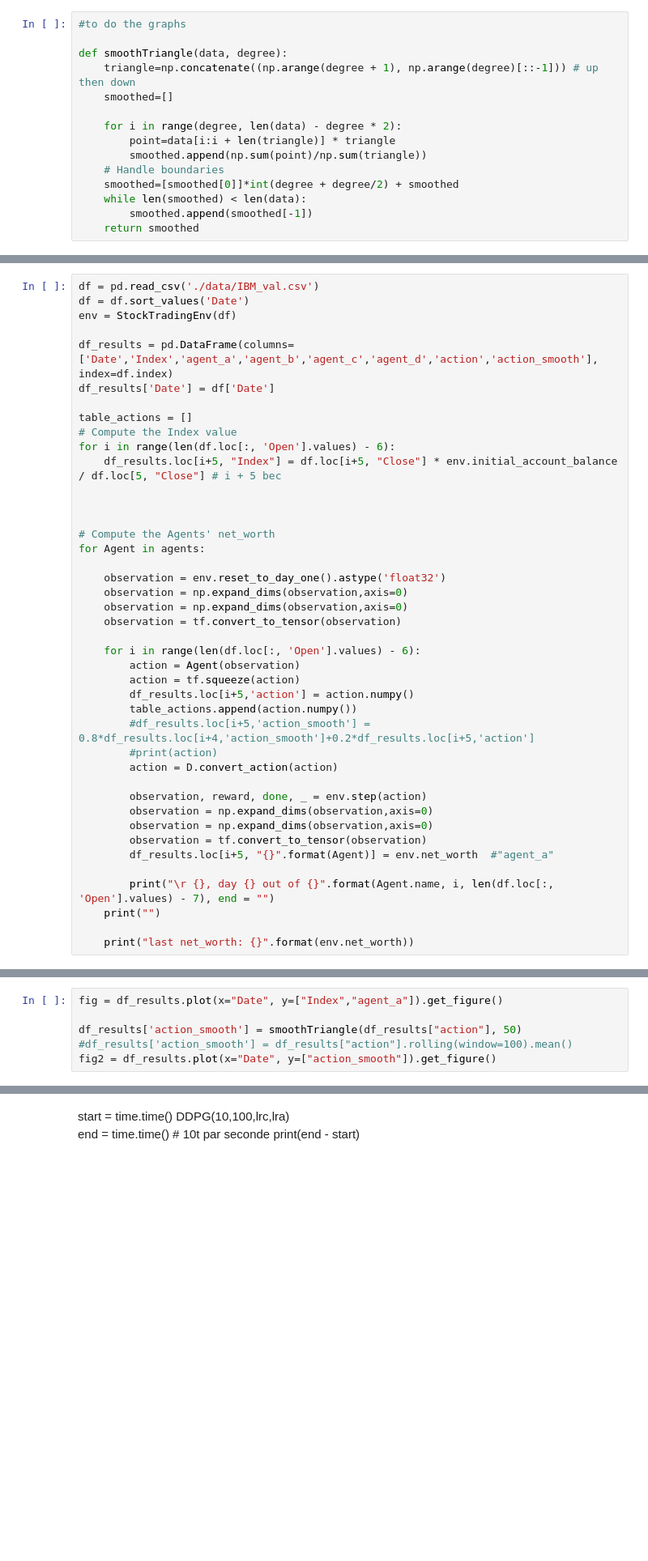
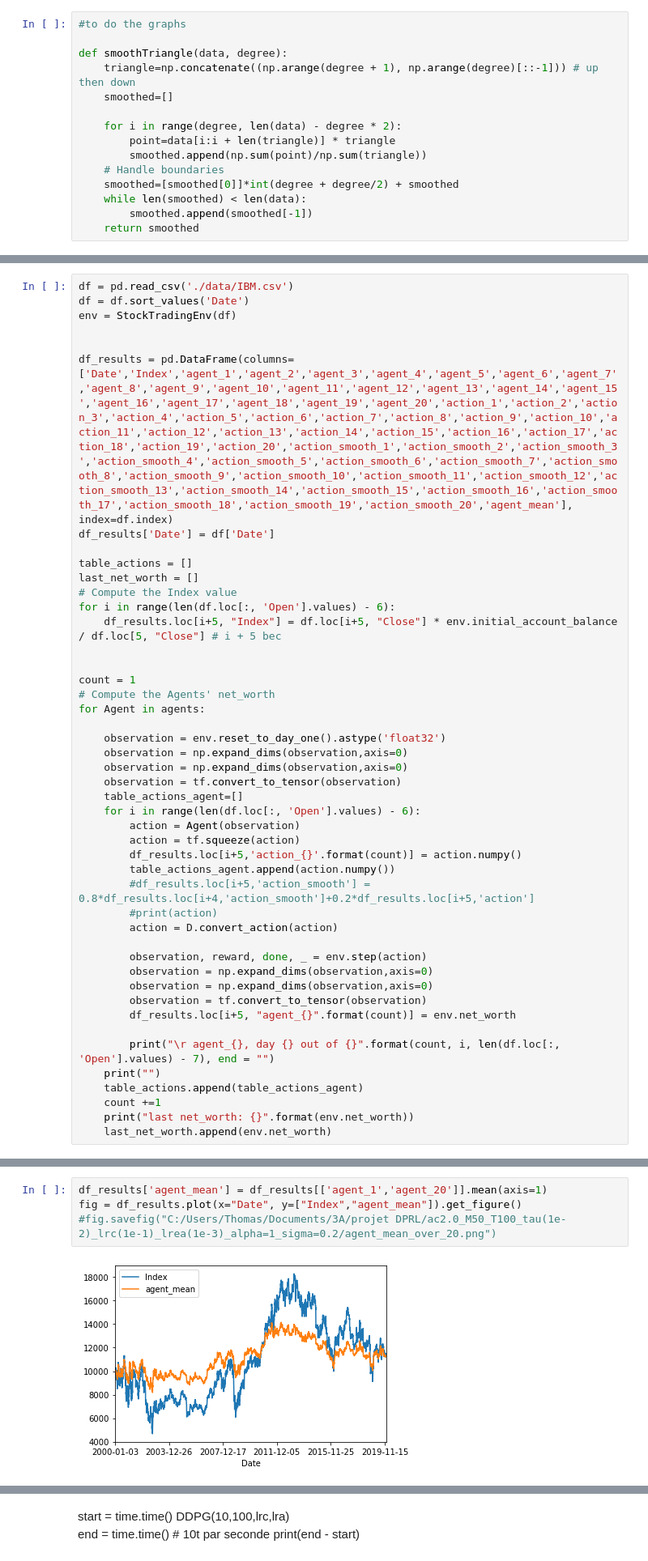
Before and after one commit to AceZz/P3A-Deep-Reinforcement-Learning, a Jupyter notebook: Stock-Trading-Environment/maintest.ipynb, the cells around one changed output, grey strips where cells are left out. Shown at 81% size. Drawn from its saved outputs; the diff is of its cells as text; blank space fills up the shorter version.

```diff
--- a/Stock-Trading-Environment/maintest.ipynb
+++ b/Stock-Trading-Environment/maintest.ipynb
@@ -243,18 +468,20 @@ plt.show()
 # %%
-df = pd.read_csv('./data/IBM_val.csv')
+df = pd.read_csv('./data/IBM.csv')
 df = df.sort_values('Date')
 env = StockTradingEnv(df)
 
-df_results = pd.DataFrame(columns=['Date','Index','agent_a','agent_b','agent_c','agent_d','action','action_smooth'], index=df.index)
+
+df_results = pd.DataFrame(columns=['Date','Index','agent_1','agent_2','agent_3','agent_4','agent_5','agent_6','agent_7','agent_8','agent_9','agent_10','agent_11','agent_12','agent_13','agent_14','agent_15','agent_16','agent_17','agent_18','agent_19','agent_20','action_1','action_2','action_3','action_4','action_5','action_6','action_7','action_8','action_9','action_10','action_11','action_12','action_13','action_14','action_15','action_16','action_17','action_18','action_19','action_20','action_smooth_1','action_smooth_2','action_smooth_3','action_smooth_4','action_smooth_5','action_smooth_6','action_smooth_7','action_smooth_8','action_smooth_9','action_smooth_10','action_smooth_11','action_smooth_12','action_smooth_13','action_smooth_14','action_smooth_15','action_smooth_16','action_smooth_17','action_smooth_18','action_smooth_19','action_smooth_20','agent_mean'], index=df.index)
 df_results['Date'] = df['Date']
 
 table_actions = []
+last_net_worth = []
 # Compute the Index value
 for i in range(len(df.loc[:, 'Open'].values) - 6):
     df_results.loc[i+5, "Index"] = df.loc[i+5, "Close"] * env.initial_account_balance / df.loc[5, "Close"] # i + 5 bec
 
 
-
+count = 1
 # Compute the Agents' net_worth
 for Agent in agents:
 
@@ -262,12 +489,12 @@ for Agent in agents:
     observation = np.expand_dims(observation,axis=0)
     observation = np.expand_dims(observation,axis=0)
     observation = tf.convert_to_tensor(observation)
-
+    table_actions_agent=[]
     for i in range(len(df.loc[:, 'Open'].values) - 6):
         action = Agent(observation)
         action = tf.squeeze(action)
-        df_results.loc[i+5,'action'] = action.numpy()
-        table_actions.append(action.numpy())
+        df_results.loc[i+5,'action_{}'.format(count)] = action.numpy()
+        table_actions_agent.append(action.numpy())
         #df_results.loc[i+5,'action_smooth'] = 0.8*df_results.loc[i+4,'action_smooth']+0.2*df_results.loc[i+5,'action']
         #print(action)
         action = D.convert_action(action)
@@ -276,10 +503,12 @@ for Agent in agents:
         observation = np.expand_dims(observation,axis=0)
         observation = np.expand_dims(observation,axis=0)
         observation = tf.convert_to_tensor(observation)
-        df_results.loc[i+5, "{}".format(Agent)] = env.net_worth  #"agent_a"
+        df_results.loc[i+5, "agent_{}".format(count)] = env.net_worth
 
-        print("\r {}, day {} out of {}".format(Agent.name, i, len(df.loc[:, 'Open'].values) - 7), end = "")
+        print("\r agent_{}, day {} out of {}".format(count, i, len(df.loc[:, 'Open'].values) - 7), end = "")
     print("")
-
+    table_actions.append(table_actions_agent)
+    count +=1
     print("last net_worth: {}".format(env.net_worth))
+    last_net_worth.append(env.net_worth)
 # %% [output]
@@ -288,6 +531,0 @@ last net_worth: 8489.506170689301
-# %%
-fig = df_results.plot(x="Date", y=["Index","agent_a"]).get_figure()
-
-df_results['action_smooth'] = smoothTriangle(df_results["action"], 50)
-#df_results['action_smooth'] = df_results["action"].rolling(window=100).mean()
-fig2 = df_results.plot(x="Date", y=["action_smooth"]).get_figure()
@@ -305,0 +532,6 @@ plt.show()
+# %%
+df_results['agent_mean'] = df_results[['agent_1','agent_20']].mean(axis=1)
+fig = df_results.plot(x="Date", y=["Index","agent_mean"]).get_figure()
+#fig.savefig("C:/Users/Thomas/Documents/3A/projet DPRL/ac2.0_M50_T100_tau(1e-2)_lrc(1e-1)_lrea(1e-3)_alpha=1_sigma=0.2/agent_mean_over_20.png")
+# %% [output]
+[figure, added]
```
Also changed, not shown: parts of 14 cells of this notebook, 7 other files.
